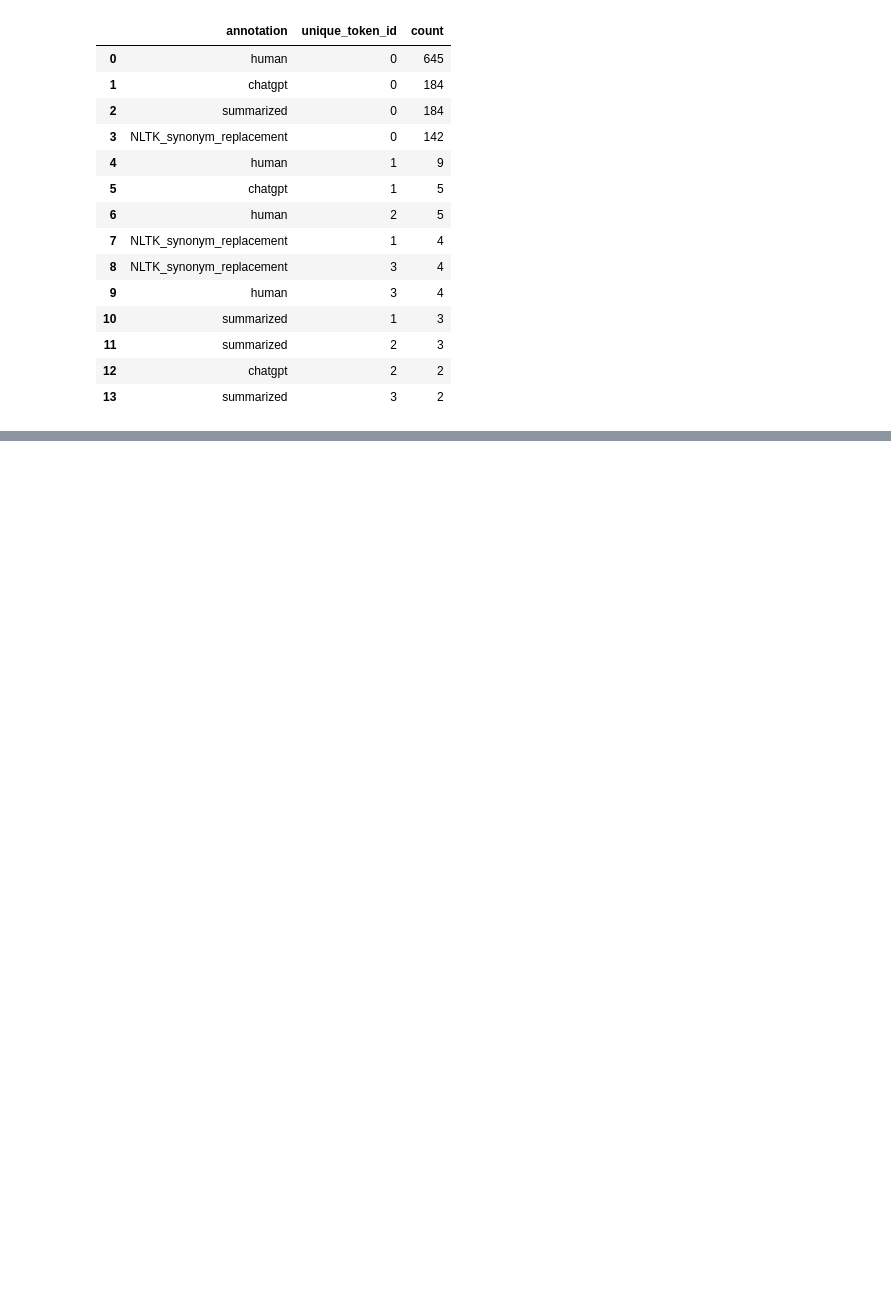
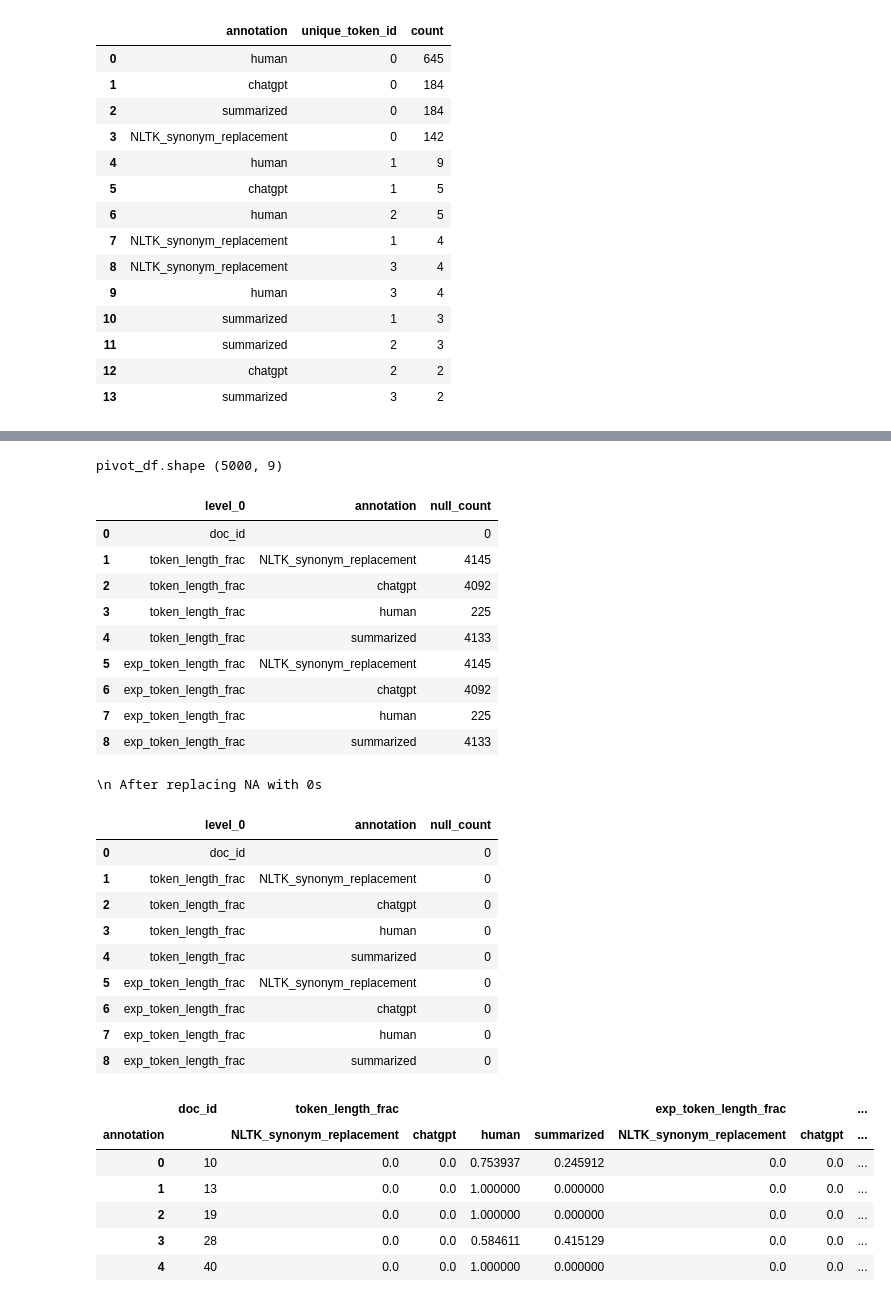
Before and after one commit to pradeepmohansml/dagpap24-submission, a Jupyter notebook: notebooks/EDA.ipynb, the cells around one changed output, grey strips where cells are left out. Drawn from its saved outputs; the diff is of its cells as text; code cells hidden in the pictures; blank space fills up the shorter version.

```diff
--- a/notebooks/EDA.ipynb
+++ b/notebooks/EDA.ipynb
@@ -148,3 +164,14 @@ def sanity_checks(transformed_df):
+# %%
+# Pivot the fractional information
+def pivot_data_by_annotations(df):
+    pivot_df = df.pivot(index=['doc_id'], columns=['annotation'], values=['token_length_frac', 'exp_token_length_frac']).reset_index()
+    print("pivot_df.shape", pivot_df.shape)
+    display(pivot_df.isna().sum().reset_index().rename(columns={'index':'column_names', 0:'null_count'}))
+    pivot_df.fillna(0, inplace=True)
+    print(f"\\n After replacing NA with 0s")
+    display(pivot_df.isna().sum().reset_index().rename(columns={'index':'column_names', 0:'null_count'}))
+
+    return pivot_df
 # %% [markdown]
 ### Main eda/ pipeline
 
@@ -242,3 +271,8 @@ Token id distribution for unique labels
 %%time
 # Save the file locally for further feature transformation
 transformed_train_df.to_csv('../data/tranformed_train_data.csv', index=False)
+# %%
+# Find the fractions of token length in each category - find actual fraction and expected fraction
+fractions = find_fractional_length(transformed_train_df)
+print(fractions.shape)
+fractions.head()
@@ -244,0 +287,34 @@ transformed_train_df.to_csv('../data/tranformed_train_data.csv', index=False)
+# %%
+# Pivot the fractional information
+pivot_df = pivot_data_by_annotations(fractions)
+pivot_df.head()
+# %% [output]
+pivot_df.shape (5000, 9)
+|  | level_0 | annotation | null_count |
+| 0 | doc_id |  | 0 |
+| 1 | token_length_frac | NLTK_synonym_replacement | 4145 |
+| 2 | token_length_frac | chatgpt | 4092 |
+| 3 | token_length_frac | human | 225 |
+| 4 | token_length_frac | summarized | 4133 |
+| 5 | exp_token_length_frac | NLTK_synonym_replacement | 4145 |
+| 6 | exp_token_length_frac | chatgpt | 4092 |
+| 7 | exp_token_length_frac | human | 225 |
+| 8 | exp_token_length_frac | summarized | 4133 |
+\n After replacing NA with 0s
+|  | level_0 | annotation | null_count |
+| 0 | doc_id |  | 0 |
+| 1 | token_length_frac | NLTK_synonym_replacement | 0 |
+| 2 | token_length_frac | chatgpt | 0 |
+| 3 | token_length_frac | human | 0 |
+| 4 | token_length_frac | summarized | 0 |
+| 5 | exp_token_length_frac | NLTK_synonym_replacement | 0 |
+| 6 | exp_token_length_frac | chatgpt | 0 |
+| 7 | exp_token_length_frac | human | 0 |
+| 8 | exp_token_length_frac | summarized | 0 |
+|  | doc_id | token_length_frac |  |  |  | exp_token_length_frac |  | ... |
+| annotation |  | NLTK_synonym_replacement | chatgpt | human | summarized | NLTK_synonym_replacement | chatgpt | ... |
+| 0 | 10 | 0.0 | 0.0 | 0.753937 | 0.245912 | 0.0 | 0.0 | ... |
+| 1 | 13 | 0.0 | 0.0 | 1.000000 | 0.000000 | 0.0 | 0.0 | ... |
+| 2 | 19 | 0.0 | 0.0 | 1.000000 | 0.000000 | 0.0 | 0.0 | ... |
+| 3 | 28 | 0.0 | 0.0 | 0.584611 | 0.415129 | 0.0 | 0.0 | ... |
+| 4 | 40 | 0.0 | 0.0 | 1.000000 | 0.000000 | 0.0 | 0.0 | ... |
```
Also changed, not shown: parts of 9 cells of this notebook.
